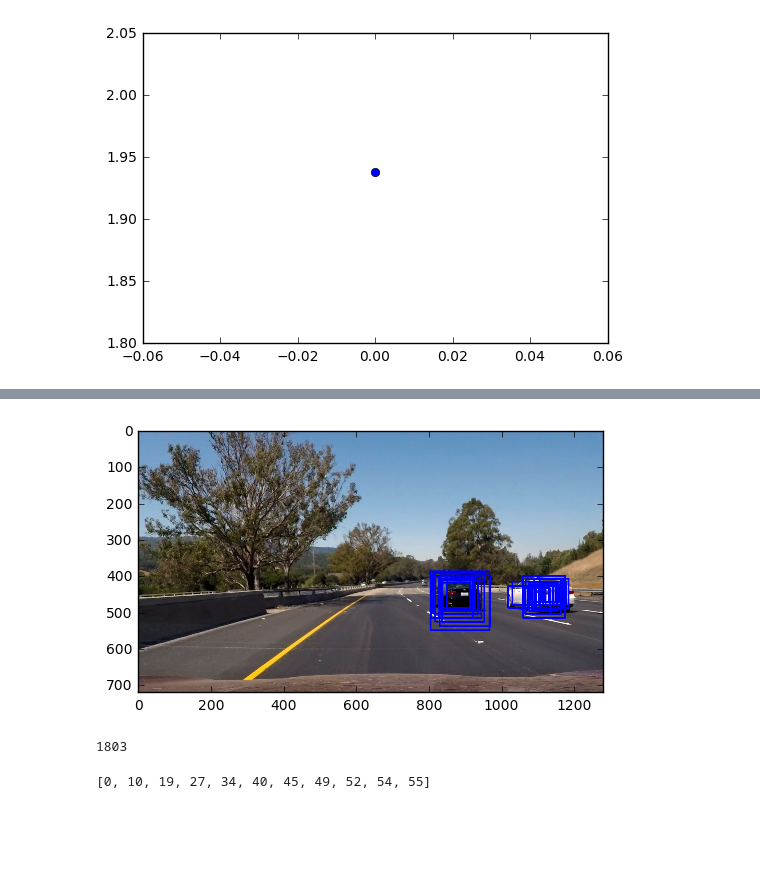
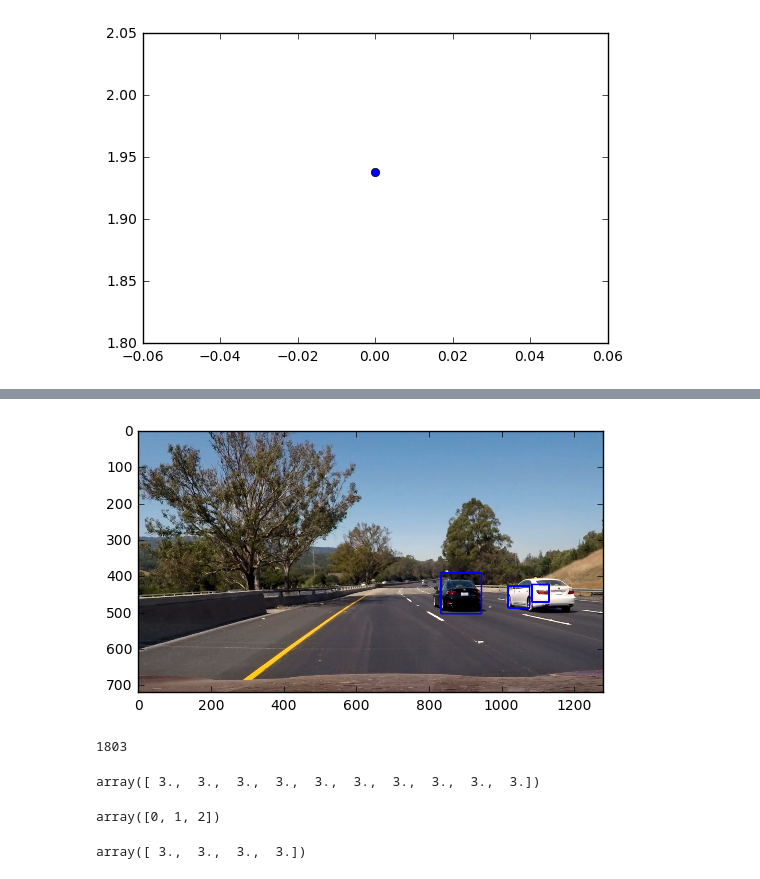
Before and after one commit to eigendreams/vehicle_tracking, a Jupyter notebook: Universal.ipynb, the cells around one changed output, grey strips where cells are left out. Saved outputs shown, nothing was run; the diff lists cells and outputs as text; code cells hidden in the pictures; blank space fills up the shorter version.

```diff
--- a/Universal.ipynb
+++ b/Universal.ipynb
@@ -434,10 +434,10 @@ def thresholdedEvaluator(img,
     scaled_x = scaler.transform(features.reshape((1,-1)))
 
     distance = svc.decision_function(scaled_x)
-    if distance >= threshold:
-        return 1
-    else:
-        return 0
+
+    evaluation = distance >= threshold
+
+    return evaluation, distance
 # %%
 image = mpimg.imread('cutout6.jpg')
 thresholdedEvaluator(image,
@@ -488,14 +488,14 @@ def slide_window(img,
         # Extract inner image with coordinates
         window_image = img[starty:endy, startx:endx, :]
         # extra args must come from outer context
-        value = thresholdedEvaluator(window_image, svc, scaler)
+        value, dist = thresholdedEvaluator(window_image, svc, scaler)
         # Append window position to list iff car is found
         #plt.imshow(window_image)
         #plt.show()
         global counter
         counter = counter + 1
         if value:
-            window_list.append( ( (np.int(startx), np.int(starty)), (np.int(endx), np.int(endy)) ) )
+            window_list.append( ( (np.int(startx), np.int(starty)), (np.int(endx), np.int(endy)), dist ) )
     # Return the list of windows
     return len(window_list), window_list
 
@@ -610,16 +676,11 @@ window_list = slideAll( img,
                          min_pixels = 64,
                          overlap = 0.8 )
 # %%
-window_img = draw_boxes(img, window_list, color=(0, 0, 255), thick=3)
+tops = esvm_nms(window_list, 0.0)
+window_img = draw_boxes(img, tops, color=(0, 0, 255), thick=3)
 plt.imshow(window_img)
 plt.show()
 print(counter)
 # %% [output]
-[figure, old version]
+[figure, new version]
 1803
-# %%
-a = [ 10 - x for x in range(11) ]
-b = [ sum(a[0:x]) for x in range(11) ]
-print(b)
-# %% [output]
-[0, 10, 19, 27, 34, 40, 45, 49, 52, 54, 55]
@@ -626 +689,13 @@ print(b)
+# %%
+b
+# %% [output]
+array([ 3.,  3.,  3.,  3.,  3.,  3.,  3.,  3.,  3.,  3.])
+# %%
+np.concatenate(([0],(np.arange(1,3))))
+# %% [output]
+array([0, 1, 2])
+# %%
+b[np.concatenate(([0],[1, 2, 3]))]
+# %% [output]
+array([ 3.,  3.,  3.,  3.])
 # %%
```
Also changed, not shown: parts of 13 cells of this notebook.
